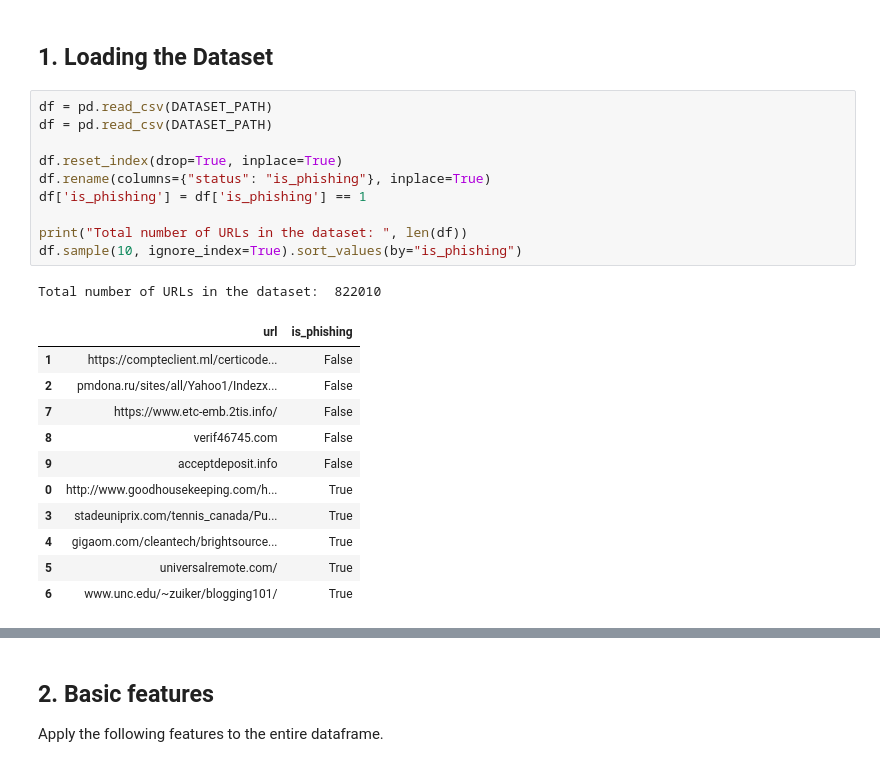
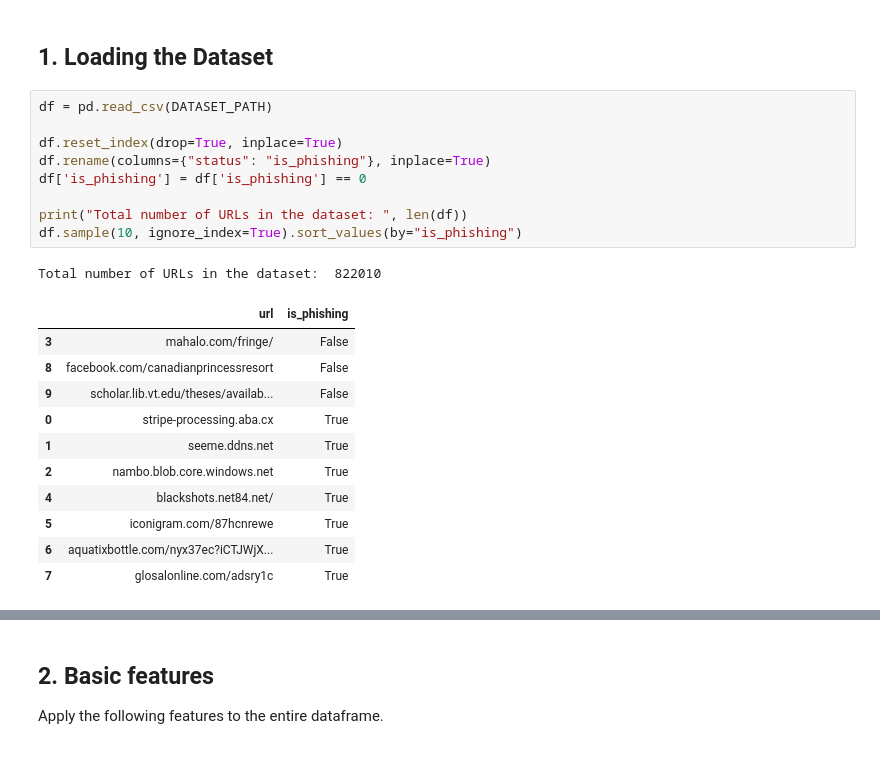
Before and after one commit to charlievellacott/dectecting_phishing_url, a Jupyter notebook: notebooks/02_engineer_features.ipynb, the cells around one changed output, grey strips where cells are left out. Drawn from its saved outputs; the diff is of its cells as text.

```diff
--- a/notebooks/02_engineer_features.ipynb
+++ b/notebooks/02_engineer_features.ipynb
@@ -28,28 +28,27 @@ WORDS_TO_FLAG = ['free', 'account', 'verify', 'confirm', 'reset', 'update', 'cha
 # %% [markdown]
 ## 1. Loading the Dataset
 # %%
-df = pd.read_csv(DATASET_PATH)
 df = pd.read_csv(DATASET_PATH)
 
 df.reset_index(drop=True, inplace=True)
 df.rename(columns={"status": "is_phishing"}, inplace=True)
-df['is_phishing'] = df['is_phishing'] == 1
+df['is_phishing'] = df['is_phishing'] == 0
 
 print("Total number of URLs in the dataset: ", len(df))
 df.sample(10, ignore_index=True).sort_values(by="is_phishing")
 # %% [output]
 Total number of URLs in the dataset:  822010
 |  | url | is_phishing |
-| 1 | https://compteclient.ml/certicode... | False |
-| 2 | pmdona.ru/sites/all/Yahoo1/Indezx... | False |
-| 7 | https://www.etc-emb.2tis.info/ | False |
-| 8 | verif46745.com | False |
-| 9 | acceptdeposit.info | False |
-| 0 | http://www.goodhousekeeping.com/h... | True |
-| 3 | stadeuniprix.com/tennis_canada/Pu... | True |
-| 4 | gigaom.com/cleantech/brightsource... | True |
-| 5 | universalremote.com/ | True |
-| 6 | www.unc.edu/~zuiker/blogging101/ | True |
+| 3 | mahalo.com/fringe/ | False |
+| 8 | facebook.com/canadianprincessresort | False |
+| 9 | scholar.lib.vt.edu/theses/availab... | False |
+| 0 | stripe-processing.aba.cx | True |
+| 1 | seeme.ddns.net | True |
+| 2 | nambo.blob.core.windows.net | True |
+| 4 | blackshots.net84.net/ | True |
+| 5 | iconigram.com/87hcnrewe | True |
+| 6 | aquatixbottle.com/nyx37ec?iCTJWjX... | True |
+| 7 | glosalonline.com/adsry1c | True |
 # %%
 def is_ip(string):
     try:
```
Also changed, not shown: parts of 7 cells of this notebook, 7 other files.
